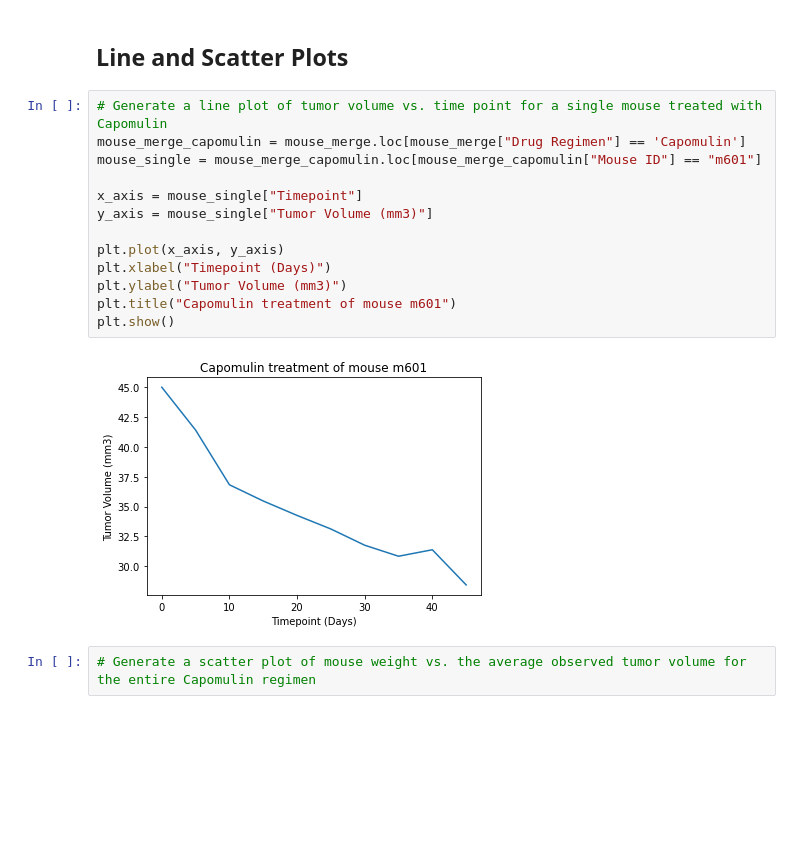
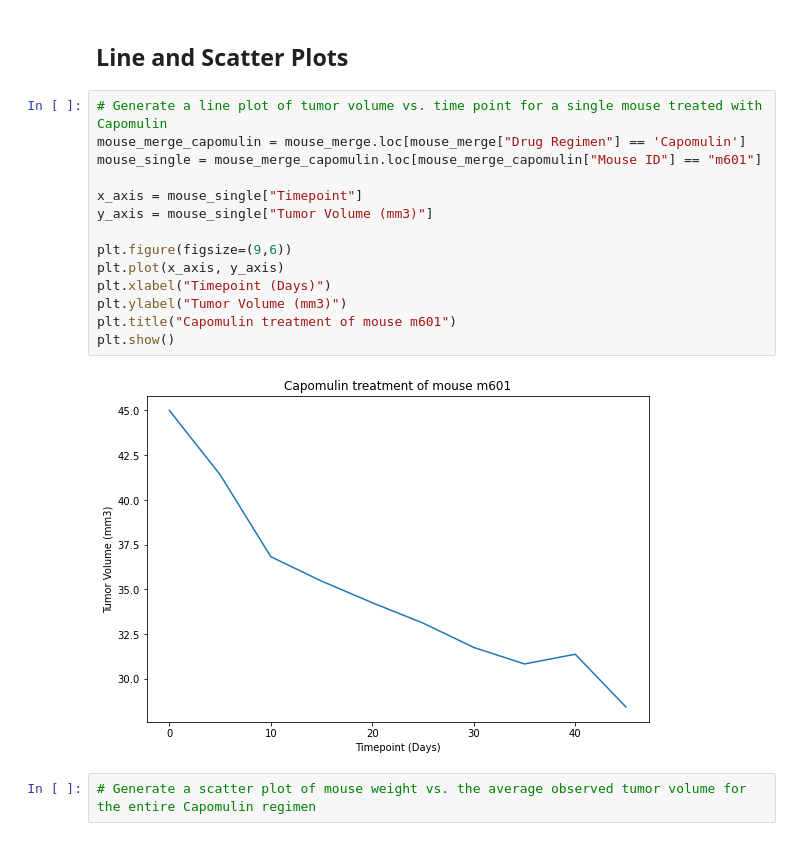
Before and after one commit to daniklafrance/matplotlib_challenge, a Jupyter notebook: Pymaceuticals/pymaceuticals.ipynb, the cells around one changed output. Saved outputs shown, nothing was run; the diff lists cells and outputs as text; blank space fills up the shorter version.

```diff
--- a/Pymaceuticals/pymaceuticals.ipynb
+++ b/Pymaceuticals/pymaceuticals.ipynb
@@ -219,18 +219,19 @@ plt.show()
 # %%
 # Generate a line plot of tumor volume vs. time point for a single mouse treated with Capomulin
 mouse_merge_capomulin = mouse_merge.loc[mouse_merge["Drug Regimen"] == 'Capomulin']
 mouse_single = mouse_merge_capomulin.loc[mouse_merge_capomulin["Mouse ID"] == "m601"]
 
 x_axis = mouse_single["Timepoint"]
 y_axis = mouse_single["Tumor Volume (mm3)"]
 
+plt.figure(figsize=(9,6))
 plt.plot(x_axis, y_axis)
 plt.xlabel("Timepoint (Days)")
 plt.ylabel("Tumor Volume (mm3)")
 plt.title("Capomulin treatment of mouse m601")
 plt.show()
 # %% [output]
-[figure, old version]
+[figure, new version]
 # %%
 # Generate a scatter plot of mouse weight vs. the average observed tumor volume for the entire Capomulin regimen
 # %% [markdown]
```
